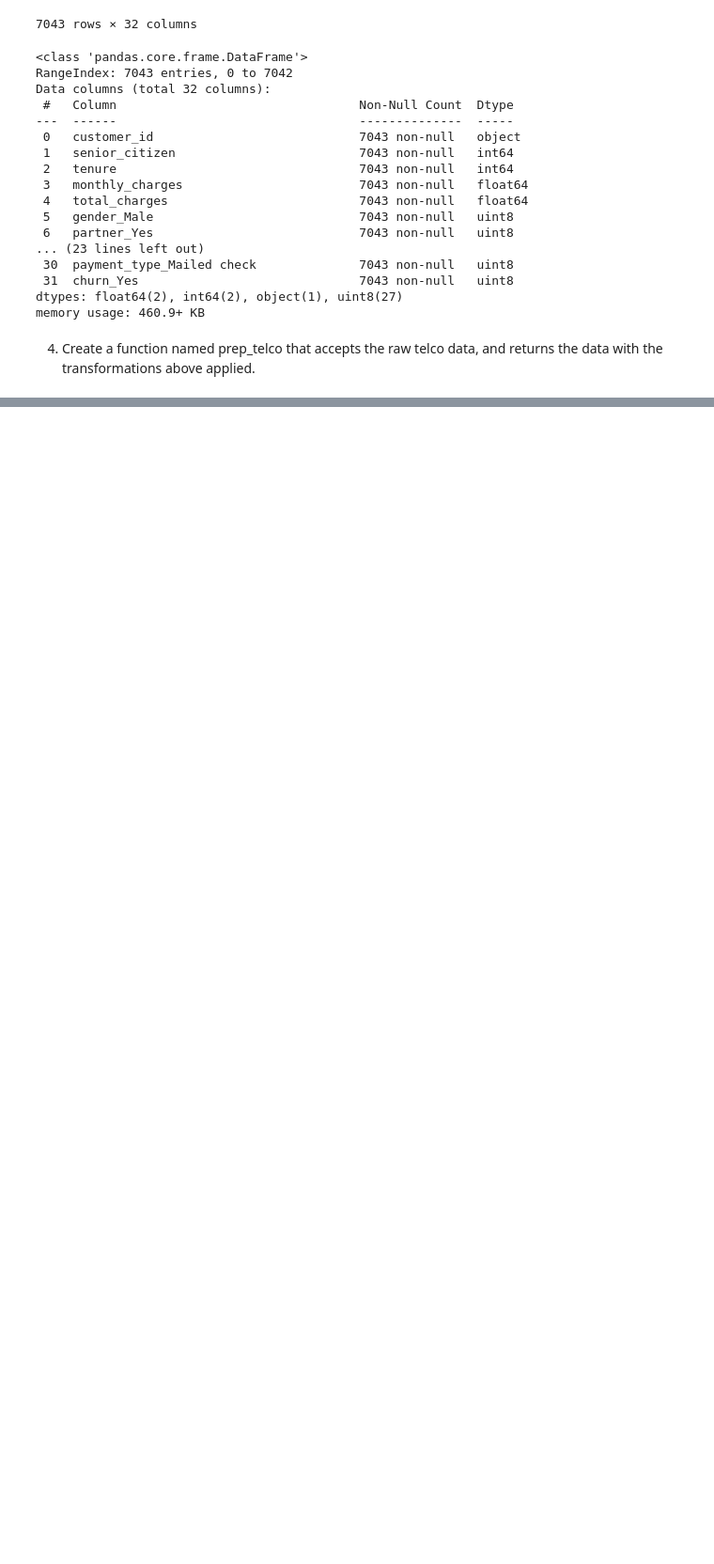
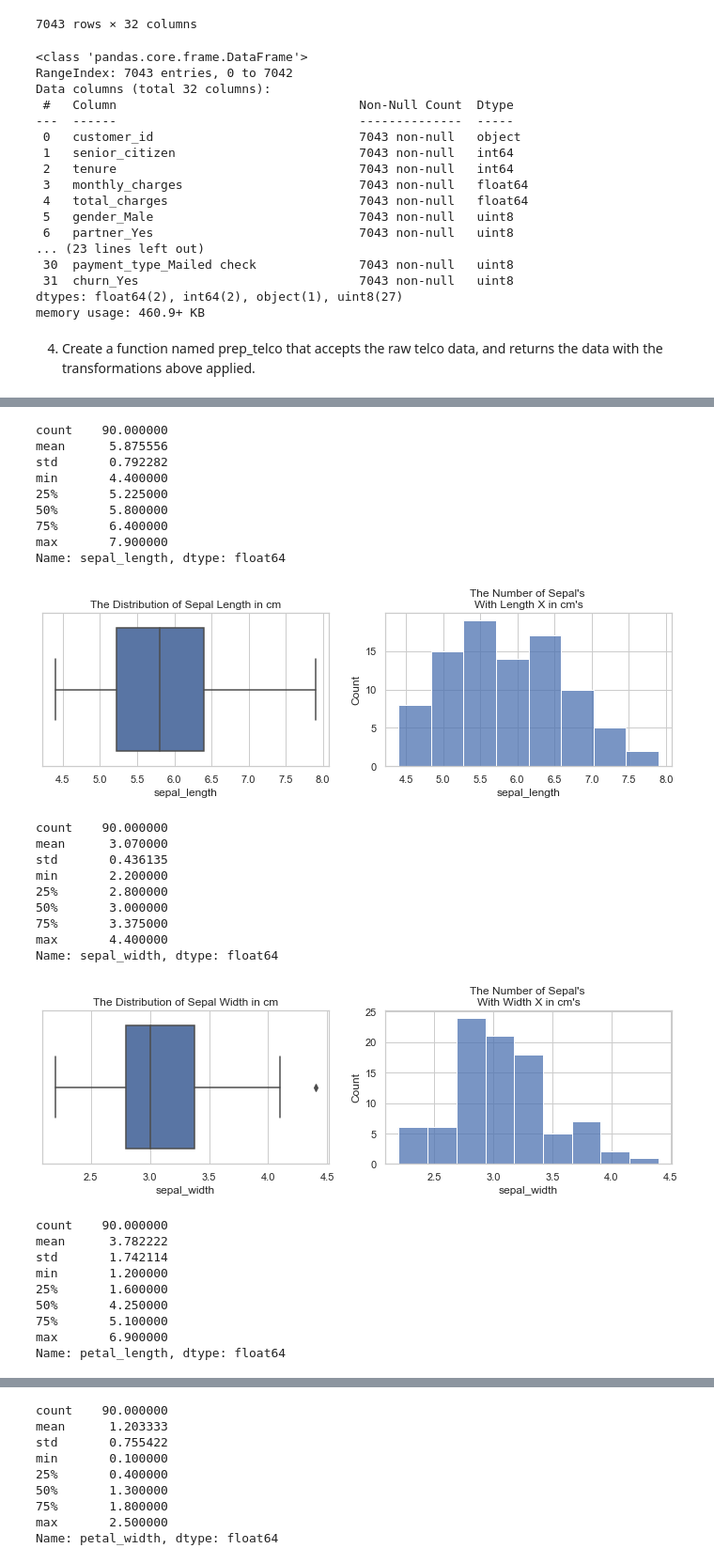
Before and after one commit to David-Howell/classification-exercises, a Jupyter notebook: classification_exercises.ipynb, the cells around one changed output, grey strips where cells are left out. Shown at 94% size. Saved outputs shown, nothing was run; the diff lists cells and outputs as text; code cells hidden in the pictures; blank space fills up the shorter version.

```diff
--- a/classification_exercises.ipynb
+++ b/classification_exercises.ipynb
@@ -795,0 +809,2 @@ memory usage: 460.9+ KB
+# %%
+iris_df = prepare.prep_iris()
@@ -795,0 +827,2 @@ memory usage: 460.9+ KB
+# %%
+iris_train, iris_validate, iris_test = prepare.split_data(iris_df,'species')
@@ -795,0 +848,57 @@ memory usage: 460.9+ KB
+# %%
+num_var = ['sepal_length', 'sepal_width', 'petal_length', 'petal_width']
+# %%
+sns.set_theme(style="whitegrid")
+for col in num_var:
+    print(iris_train[col].describe())
+    fig, ax = plt.subplots(1,2, figsize=(12,3))
+
+    sns.boxplot(data=iris_train,
+                x=col,
+                meanline=True,
+                labels=[col], ax=ax[0]
+               ).set(title=f'The Distribution of \
+{col.split("_")[0].capitalize()} \
+{col.split("_")[1].capitalize()} in cm')
+#     ax[0].set_xticklabels(labels=f'{col.split("_")[0].capitalize()} {col.split("_")[1].capitalize()}')
+
+    sns.histplot(data=iris_train,
+                 x=col,
+                 ax=ax[1]
+                ).set(title=f'The Number of \
+{col.split("_")[0].capitalize()}\'s \nWith \
+{col.split("_")[1].capitalize()} X in cm\'s'
+                     )
+#     plt.ylabel()
+
+    plt.show()
+# %% [output]
+count    90.000000
+mean      5.875556
+std       0.792282
+min       4.400000
+25%       5.225000
+50%       5.800000
+75%       6.400000
+max       7.900000
+Name: sepal_length, dtype: float64
+[figure, added]
+count    90.000000
+mean      3.070000
+std       0.436135
+min       2.200000
+25%       2.800000
+50%       3.000000
+75%       3.375000
+max       4.400000
+Name: sepal_width, dtype: float64
+[figure, added]
+count    90.000000
+mean      3.782222
+std       1.742114
+min       1.200000
+25%       1.600000
+50%       4.250000
+75%       5.100000
+max       6.900000
+Name: petal_length, dtype: float64
@@ -795,0 +906,9 @@ memory usage: 460.9+ KB
+count    90.000000
+mean      1.203333
+std       0.755422
+min       0.100000
+25%       0.400000
+50%       1.300000
+75%       1.800000
+max       2.500000
+Name: petal_width, dtype: float64
```
Also changed, not shown: parts of 126 cells of this notebook.
